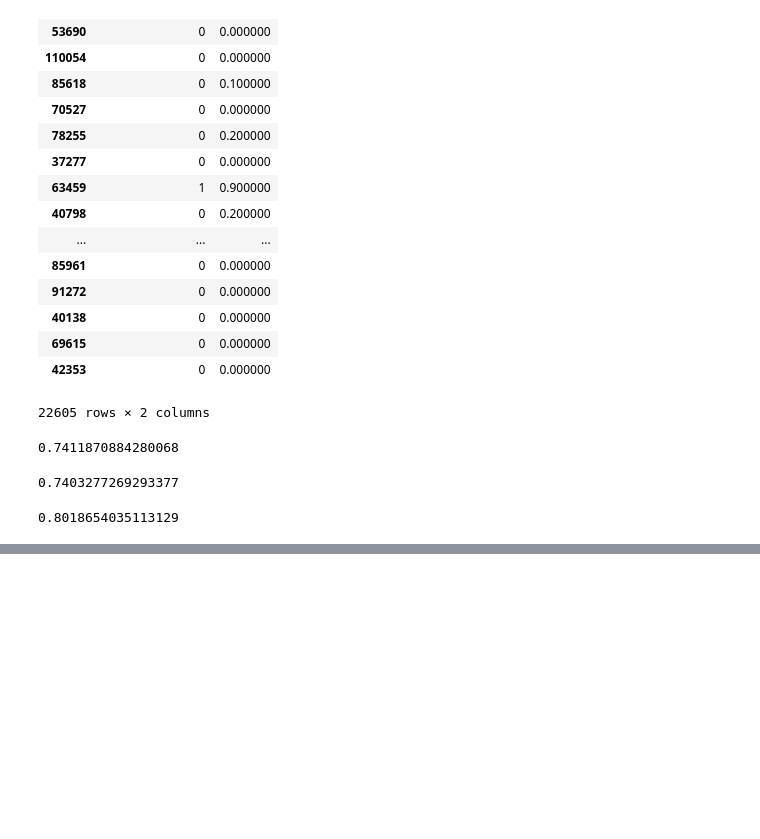
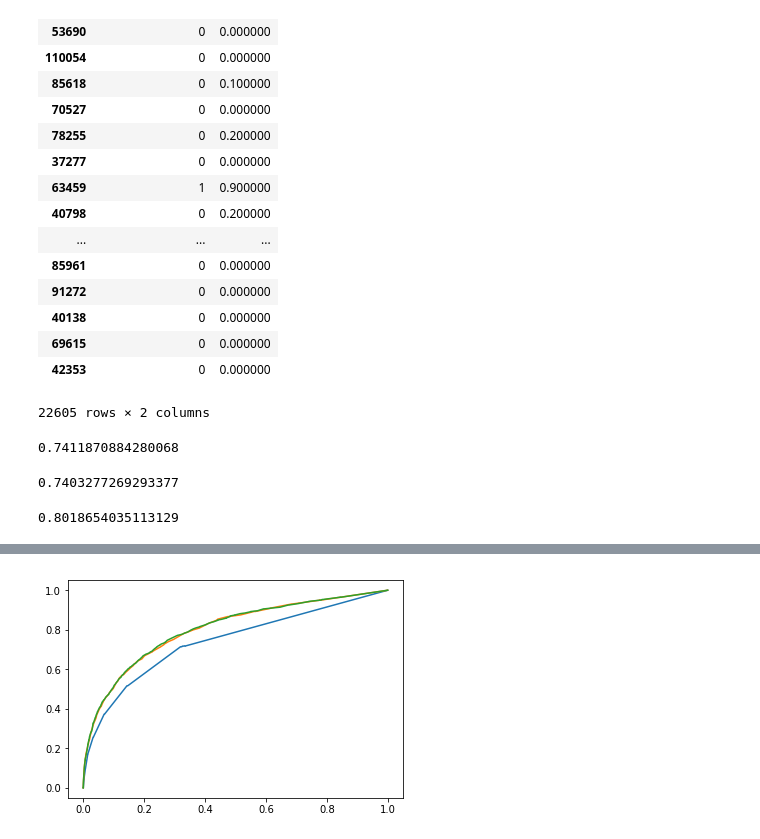
Before and after one commit to akhilanto/My-Python-Works, a Jupyter notebook: Python samples/Hap880assignmnet2.ipynb, the cells around one changed output, grey strips where cells are left out. Drawn from its saved outputs; the diff is of its cells as text; code cells hidden in the pictures; blank space fills up the shorter version.

```diff
--- a/Python samples/Hap880assignmnet2.ipynb
+++ b/Python samples/Hap880assignmnet2.ipynb
@@ -122,7 +124,9 @@ print(auc_rf500)
 # %%
 from matplotlib import pyplot as plt
 plt.plot(fpr_rf10, tpr_rf10)
-plt.plot(fpr_rf100, tpr_rf100)
+#plt.plot(fpr_rf100, tpr_rf100)
 plt.plot(fpr_rf200, tpr_rf200)
 plt.plot(fpr_rf500, tpr_rf500)
 plt.show()
+# %% [output]
+[figure, added]
```
Also changed, not shown: parts of 2 cells of this notebook.
